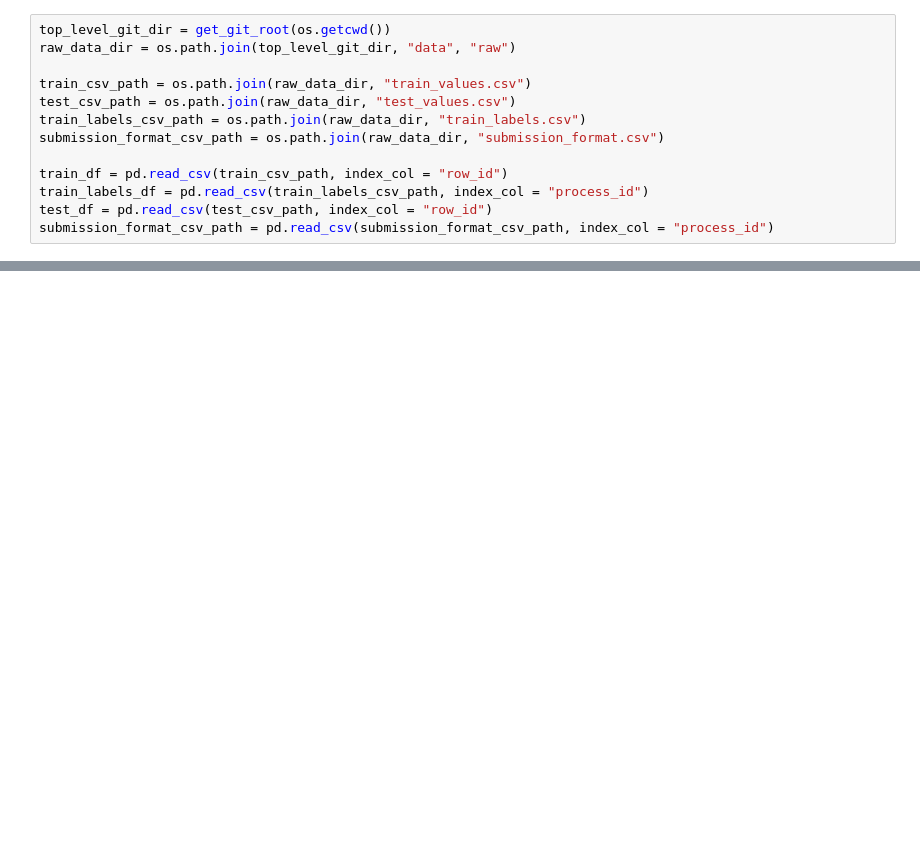
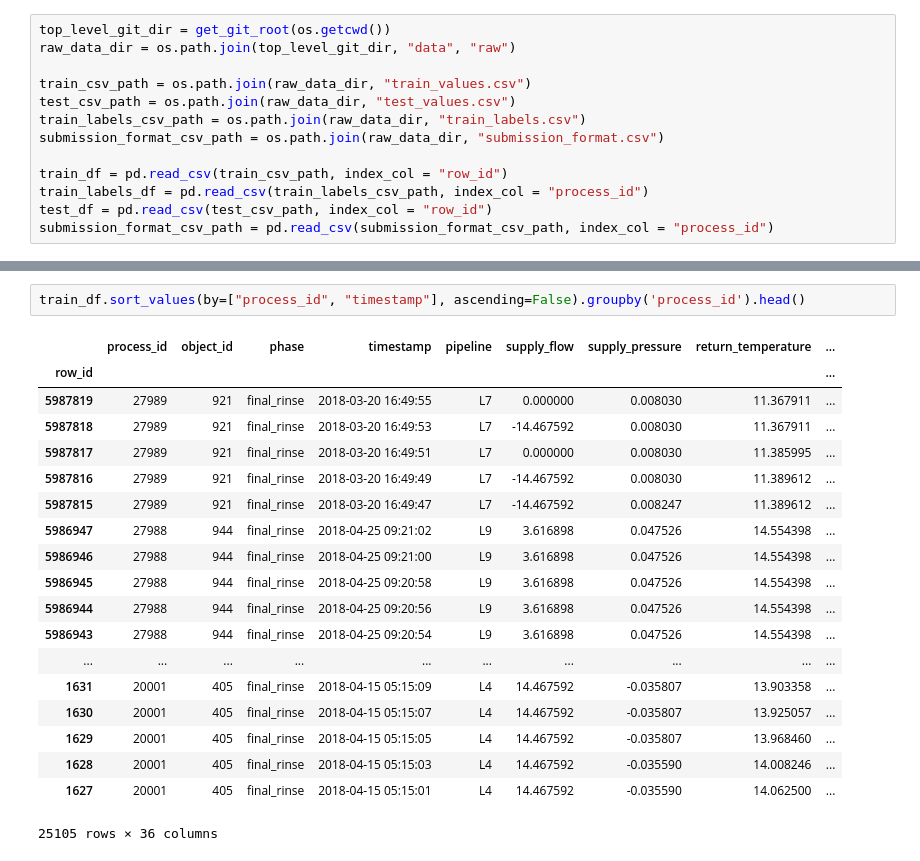
Before and after one commit to b-o-l-l-a/driven-data-rinse-over-run, a Jupyter notebook: notebooks/scratch_eda.ipynb, the cells around one changed output, grey strips where cells are left out. Drawn from its saved outputs; the diff is of its cells as text; blank space fills up the shorter version.

```diff
--- a/notebooks/scratch_eda.ipynb
+++ b/notebooks/scratch_eda.ipynb
@@ -84,0 +141,22 @@ train_labels_df.head()
+# %%
+train_df.sort_values(by=["process_id", "timestamp"], ascending=False).groupby('process_id').head()
+# %% [output]
+|  | process_id | object_id | phase | timestamp | pipeline | supply_flow | supply_pressure | return_temperature | ... |
+| row_id |  |  |  |  |  |  |  |  | ... |
+| 5987819 | 27989 | 921 | final_rinse | 2018-03-20 16:49:55 | L7 | 0.000000 | 0.008030 | 11.367911 | ... |
+| 5987818 | 27989 | 921 | final_rinse | 2018-03-20 16:49:53 | L7 | -14.467592 | 0.008030 | 11.367911 | ... |
+| 5987817 | 27989 | 921 | final_rinse | 2018-03-20 16:49:51 | L7 | 0.000000 | 0.008030 | 11.385995 | ... |
+| 5987816 | 27989 | 921 | final_rinse | 2018-03-20 16:49:49 | L7 | -14.467592 | 0.008030 | 11.389612 | ... |
+| 5987815 | 27989 | 921 | final_rinse | 2018-03-20 16:49:47 | L7 | -14.467592 | 0.008247 | 11.389612 | ... |
+| 5986947 | 27988 | 944 | final_rinse | 2018-04-25 09:21:02 | L9 | 3.616898 | 0.047526 | 14.554398 | ... |
+| 5986946 | 27988 | 944 | final_rinse | 2018-04-25 09:21:00 | L9 | 3.616898 | 0.047526 | 14.554398 | ... |
+| 5986945 | 27988 | 944 | final_rinse | 2018-04-25 09:20:58 | L9 | 3.616898 | 0.047526 | 14.554398 | ... |
+| 5986944 | 27988 | 944 | final_rinse | 2018-04-25 09:20:56 | L9 | 3.616898 | 0.047526 | 14.554398 | ... |
+| 5986943 | 27988 | 944 | final_rinse | 2018-04-25 09:20:54 | L9 | 3.616898 | 0.047526 | 14.554398 | ... |
+| ... | ... | ... | ... | ... | ... | ... | ... | ... | ... |
+| 1631 | 20001 | 405 | final_rinse | 2018-04-15 05:15:09 | L4 | 14.467592 | -0.035807 | 13.903358 | ... |
+| 1630 | 20001 | 405 | final_rinse | 2018-04-15 05:15:07 | L4 | 14.467592 | -0.035807 | 13.925057 | ... |
+| 1629 | 20001 | 405 | final_rinse | 2018-04-15 05:15:05 | L4 | 14.467592 | -0.035807 | 13.968460 | ... |
+| 1628 | 20001 | 405 | final_rinse | 2018-04-15 05:15:03 | L4 | 14.467592 | -0.035590 | 14.008246 | ... |
+| 1627 | 20001 | 405 | final_rinse | 2018-04-15 05:15:01 | L4 | 14.467592 | -0.035590 | 14.062500 | ... |
+25105 rows × 36 columns
```
Also changed, not shown: parts of 11 cells of this notebook, 1 other file.
